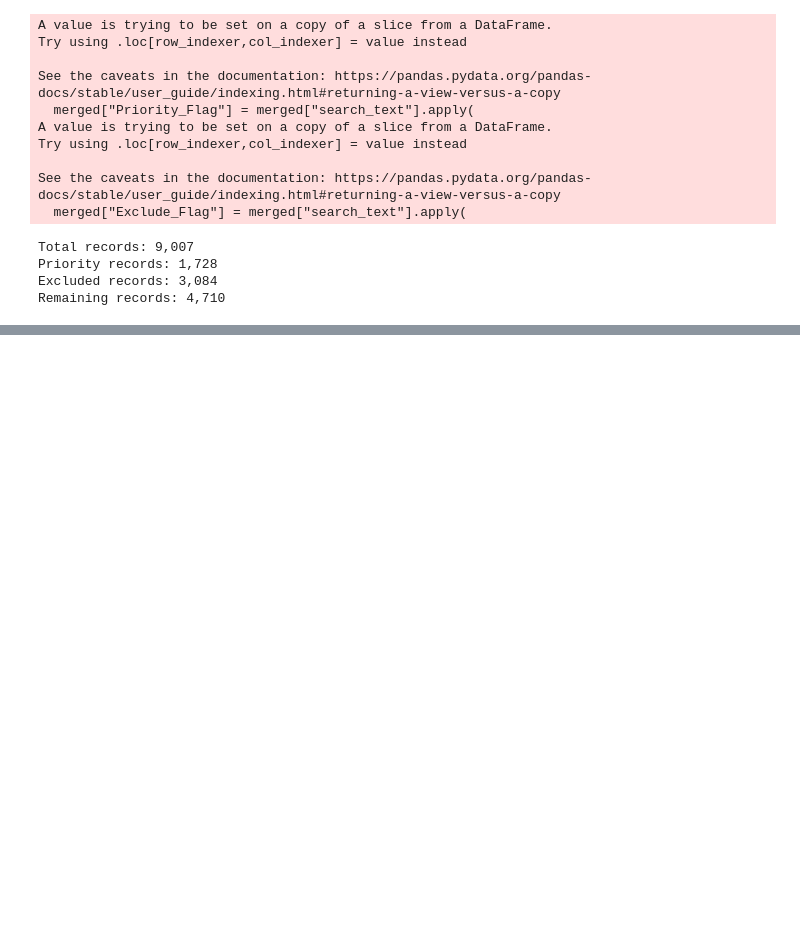
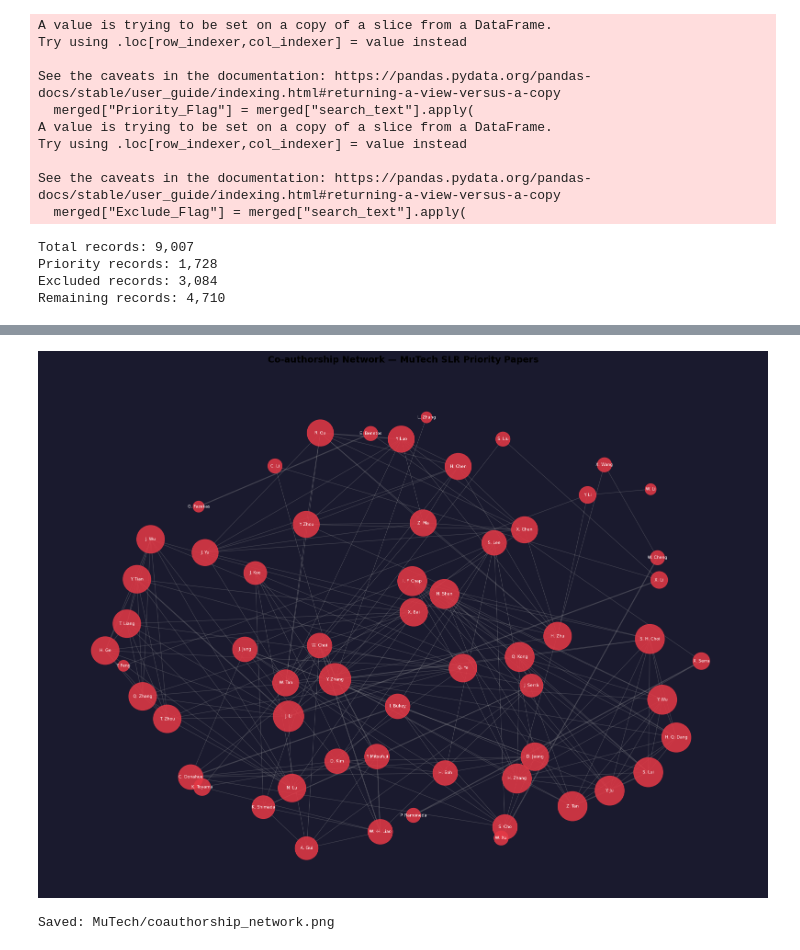
Before and after one commit to DaLouuu/MuTech, a Jupyter notebook: MuTech SLR Script.ipynb, the cells around one changed output, grey strips where cells are left out. Saved outputs shown, nothing was run; the diff lists cells and outputs as text; code cells hidden in the pictures; blank space fills up the shorter version.

```diff
--- a/MuTech SLR Script.ipynb
+++ b/MuTech SLR Script.ipynb
@@ -700,0 +987,36 @@ print(f"New candidates: {len(new_candidates)}")
+# %%
+# ====================================================
+# CO-AUTHORSHIP PLOT
+# ====================================================
+
+fig, ax = plt.subplots(figsize=(16, 12))
+
+pos_auth        = nx.spring_layout(G_auth_top, k=1.5, seed=7)
+auth_degrees    = dict(G_auth_top.degree())
+auth_node_sizes = [auth_degrees[n] * 200 + 100 for n in G_auth_top.nodes()]
+auth_edge_w     = [G_auth_top[u][v]["weight"] * 0.8 for u, v in G_auth_top.edges()]
+
+nx.draw_networkx_nodes(G_auth_top, pos_auth,
+                       node_size=auth_node_sizes,
+                       node_color="#e63946", alpha=0.85, ax=ax)
+nx.draw_networkx_edges(G_auth_top, pos_auth,
+                       width=auth_edge_w, alpha=0.3,
+                       edge_color="#aaaaaa", ax=ax)
+nx.draw_networkx_labels(G_auth_top, pos_auth,
+                        font_size=6.5, font_color="white", ax=ax)
+
+ax.set_title("Co-authorship Network — MuTech SLR Priority Papers",
+             fontsize=14, fontweight="bold", pad=15, color="white")
+ax.axis("off")
+fig.patch.set_facecolor("#1a1a2e")
+ax.set_facecolor("#1a1a2e")
+plt.tight_layout()
+plt.savefig(
+    r".\MuTech\coauthorship_network.png",
+    dpi=150, bbox_inches="tight", facecolor=fig.get_facecolor()
+)
+plt.show()
+print("Saved: MuTech/coauthorship_network.png")
+# %% [output]
+[figure, added]
+Saved: MuTech/coauthorship_network.png
```
Also changed, not shown: parts of 11 cells of this notebook, 1 other file.
